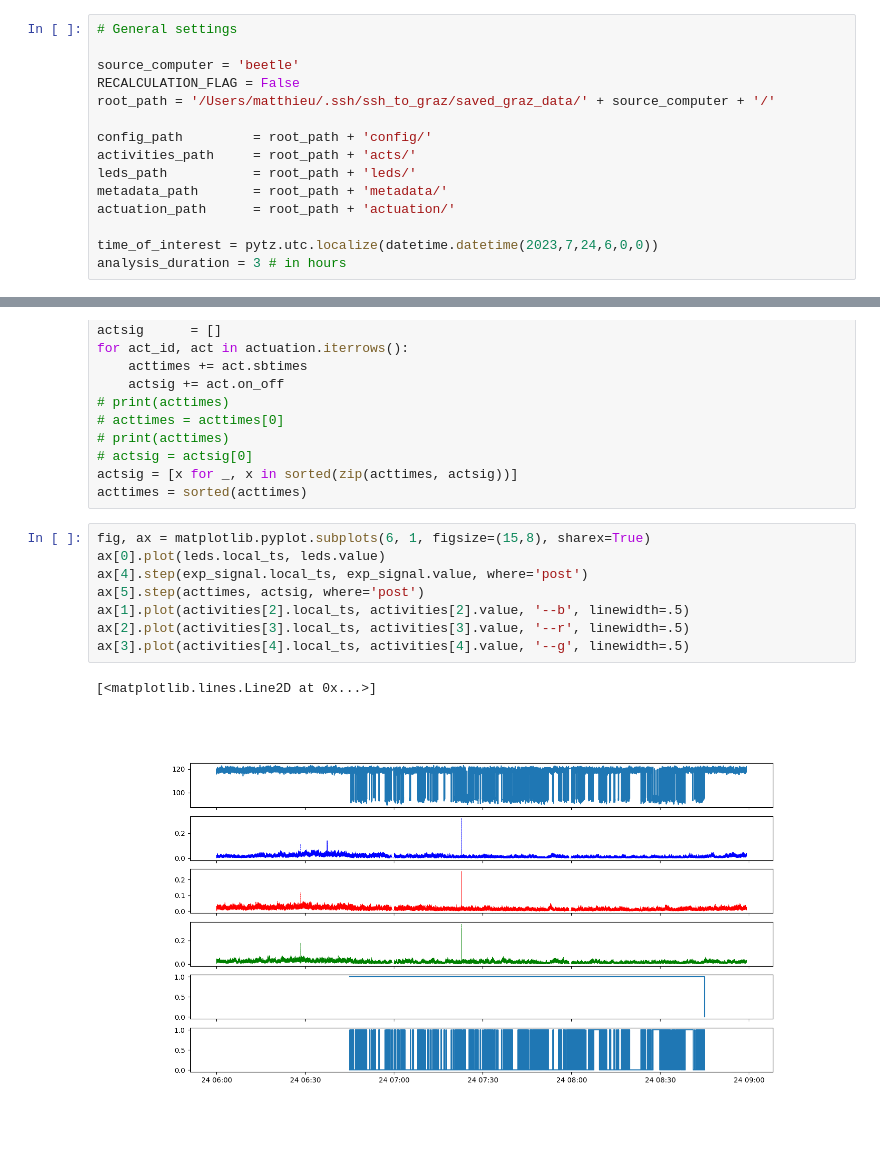
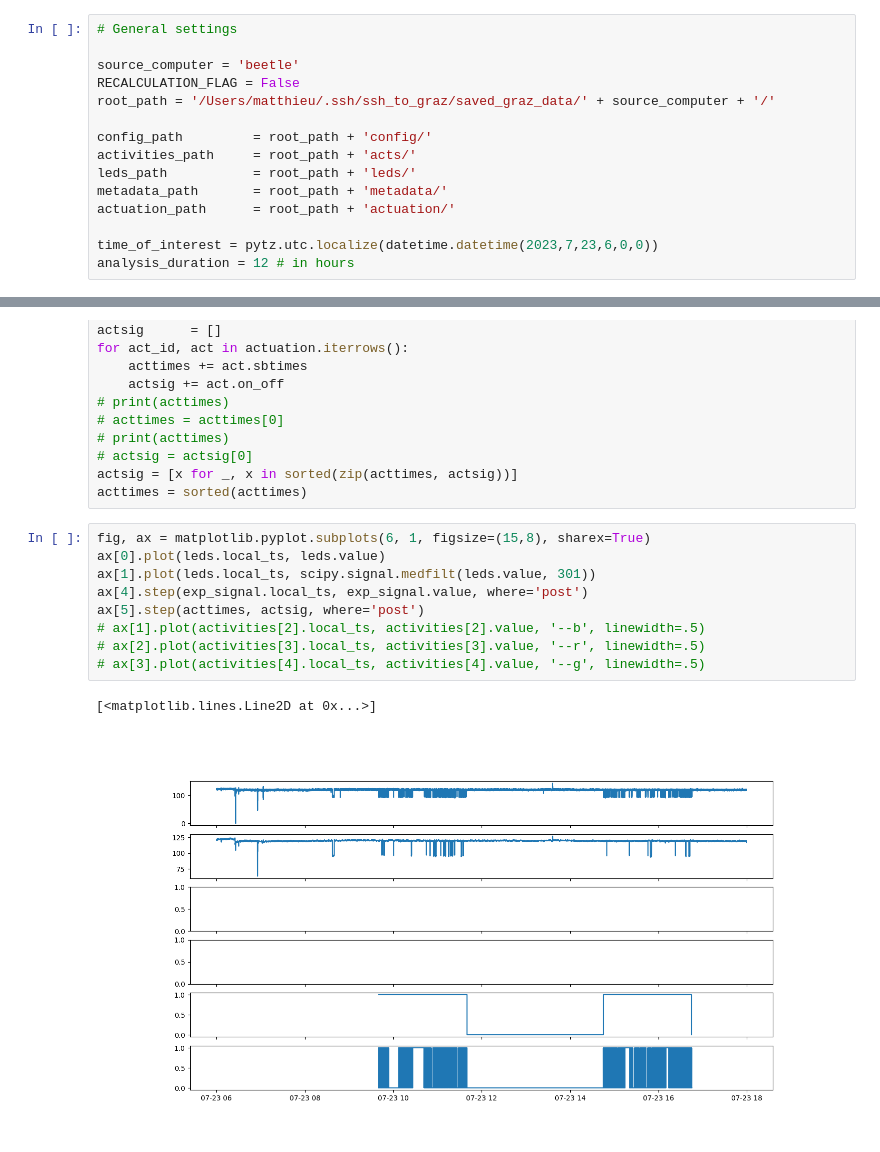
Before and after one commit to MBroisin/Experiments_processing, a Jupyter notebook: experiment_overview.ipynb, the cells around one changed output, grey strips where cells are left out. Drawn from its saved outputs; the diff is of its cells as text.

```diff
--- a/experiment_overview.ipynb
+++ b/experiment_overview.ipynb
@@ -25,8 +26,8 @@ leds_path           = root_path + 'leds/'
 metadata_path       = root_path + 'metadata/'
 actuation_path      = root_path + 'actuation/'
 
-time_of_interest = pytz.utc.localize(datetime.datetime(2023,7,24,6,0,0))
-analysis_duration = 3 # in hours
+time_of_interest = pytz.utc.localize(datetime.datetime(2023,7,23,6,0,0))
+analysis_duration = 12 # in hours
 # %%
 # Experiments times
 with open(config_path+'comb_config.json', "r") as f:
@@ -115,14 +116,15 @@ acttimes = sorted(acttimes)
 # %%
 fig, ax = matplotlib.pyplot.subplots(6, 1, figsize=(15,8), sharex=True)
 ax[0].plot(leds.local_ts, leds.value)
+ax[1].plot(leds.local_ts, scipy.signal.medfilt(leds.value, 301))
 ax[4].step(exp_signal.local_ts, exp_signal.value, where='post')
 ax[5].step(acttimes, actsig, where='post')
-ax[1].plot(activities[2].local_ts, activities[2].value, '--b', linewidth=.5)
-ax[2].plot(activities[3].local_ts, activities[3].value, '--r', linewidth=.5)
-ax[3].plot(activities[4].local_ts, activities[4].value, '--g', linewidth=.5)
+# ax[1].plot(activities[2].local_ts, activities[2].value, '--b', linewidth=.5)
+# ax[2].plot(activities[3].local_ts, activities[3].value, '--r', linewidth=.5)
+# ax[3].plot(activities[4].local_ts, activities[4].value, '--g', linewidth=.5)
 # %% [output]
 [<matplotlib.lines.Line2D at 0x...>]
-[figure, old version]
+[figure, new version]
 # %%
 exp_signal.value
 # %% [output]
```
Also changed, not shown: parts of 7 cells of this notebook, 12 other files.
